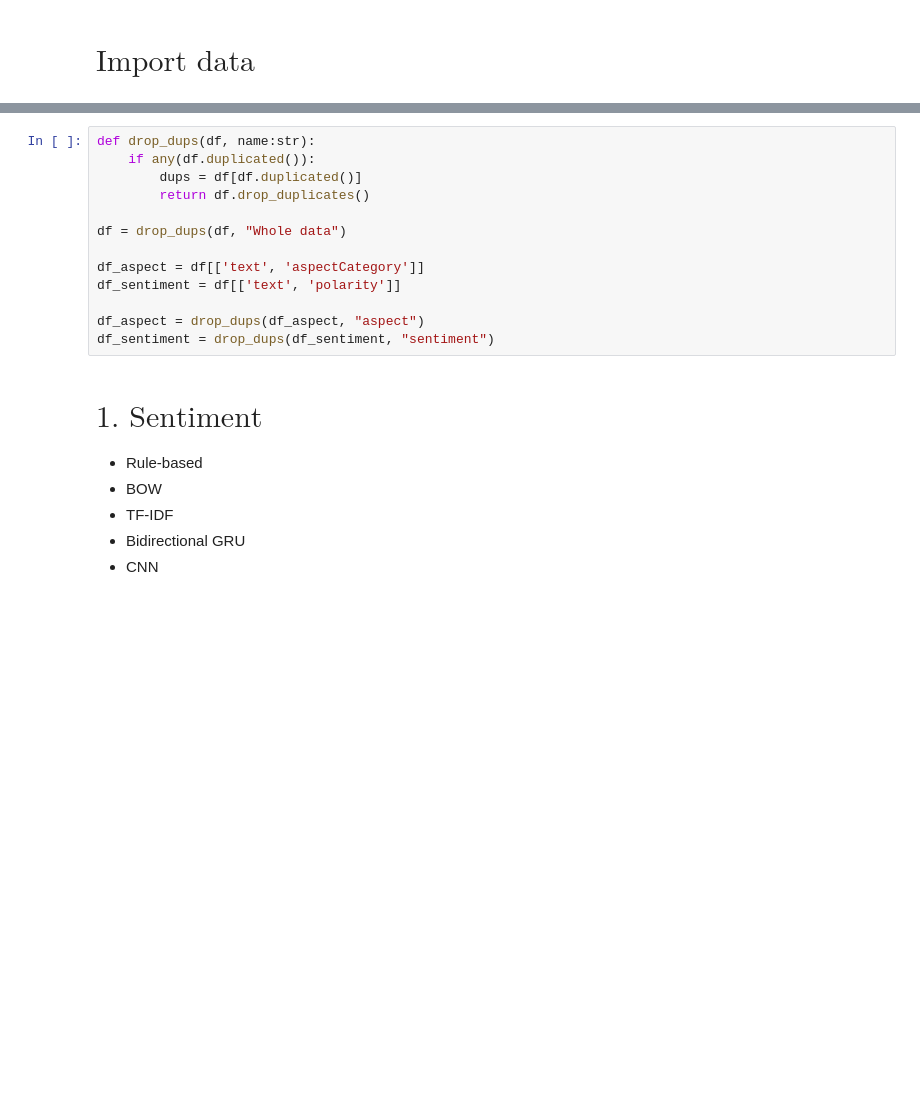
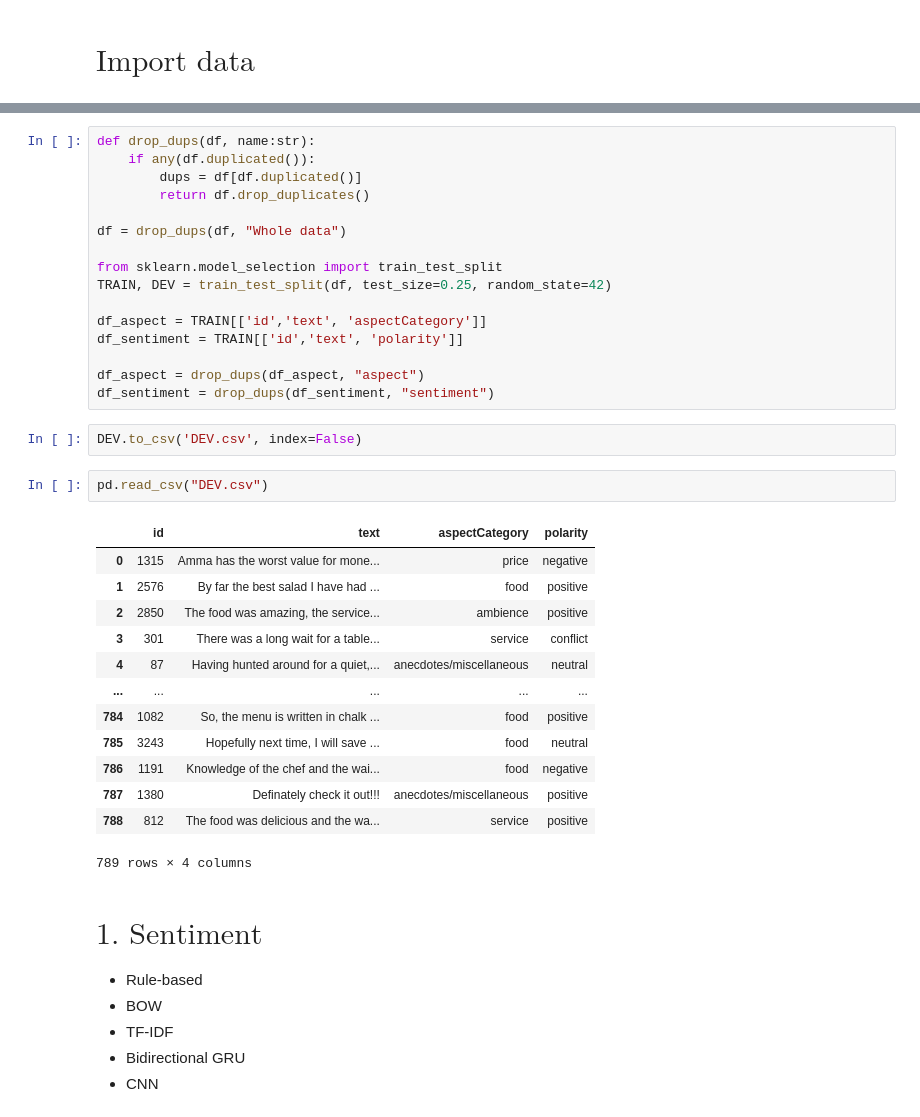
Before and after one commit to samsatp/nlp-contest-1, a Jupyter notebook: main.ipynb, the cells around one changed output, grey strips where cells are left out. Cells and saved outputs as stored; diff of their text form; blank space fills up the shorter version.

```diff
--- a/main.ipynb
+++ b/main.ipynb
@@ -23,11 +33,32 @@ def drop_dups(df, name:str):
 
 df = drop_dups(df, "Whole data")
 
-df_aspect = df[['text', 'aspectCategory']]
-df_sentiment = df[['text', 'polarity']]
+from sklearn.model_selection import train_test_split
+TRAIN, DEV = train_test_split(df, test_size=0.25, random_state=42)
+
+df_aspect = TRAIN[['id','text', 'aspectCategory']]
+df_sentiment = TRAIN[['id','text', 'polarity']]
 
 df_aspect = drop_dups(df_aspect, "aspect")
 df_sentiment = drop_dups(df_sentiment, "sentiment")
+# %%
+DEV.to_csv('DEV.csv', index=False)
+# %%
+pd.read_csv("DEV.csv")
+# %% [output]
+|  | id | text | aspectCategory | polarity |
+| 0 | 1315 | Amma has the worst value for mone... | price | negative |
+| 1 | 2576 | By far the best salad I have had ... | food | positive |
+| 2 | 2850 | The food was amazing, the service... | ambience | positive |
+| 3 | 301 | There was a long wait for a table... | service | conflict |
+| 4 | 87 | Having hunted around for a quiet,... | anecdotes/miscellaneous | neutral |
+| ... | ... | ... | ... | ... |
+| 784 | 1082 | So, the menu is written in chalk ... | food | positive |
+| 785 | 3243 | Hopefully next time, I will save ... | food | neutral |
+| 786 | 1191 | Knowledge of the chef and the wai... | food | negative |
+| 787 | 1380 | Definately check it out!!! | anecdotes/miscellaneous | positive |
+| 788 | 812 | The food was delicious and the wa... | service | positive |
+789 rows × 4 columns
 # %% [markdown]
 # $\text{1. Sentiment}$
 - Rule-based
```
Also changed, not shown: parts of 90 cells of this notebook, 9 other files.
